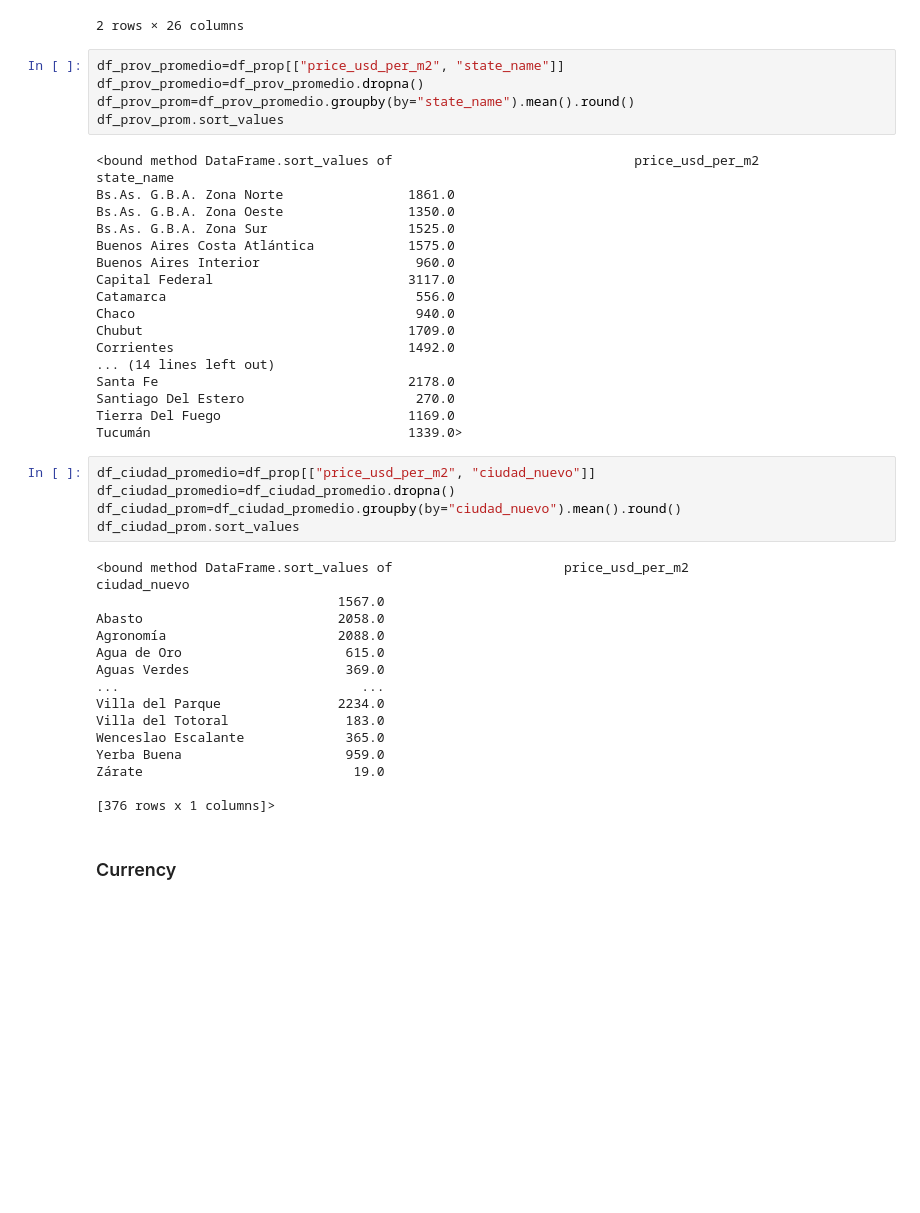
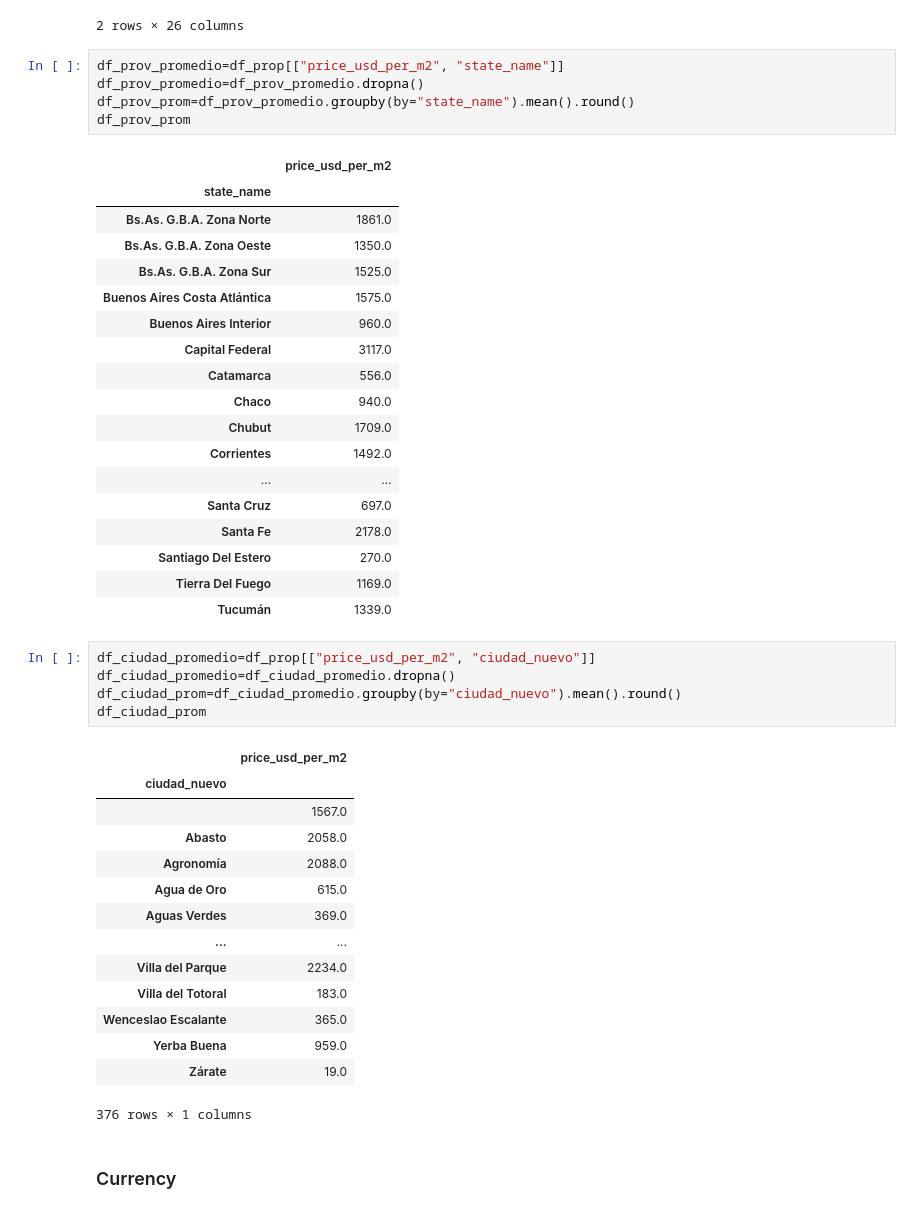
Before and after one commit to fbenitezpiloni/dh_tp_grupo_13, a Jupyter notebook: TP1/TP1_DH.ipynb, the cells around one changed output. Drawn from its saved outputs; the diff is of its cells as text; blank space fills up the shorter version.

```diff
--- a/TP1/TP1_DH.ipynb
+++ b/TP1/TP1_DH.ipynb
@@ -288,47 +288,47 @@ df_prop.head(2)
 # %%
 df_prov_promedio=df_prop[["price_usd_per_m2", "state_name"]]
 df_prov_promedio=df_prov_promedio.dropna()
 df_prov_prom=df_prov_promedio.groupby(by="state_name").mean().round()
-df_prov_prom.sort_values
+df_prov_prom
 # %% [output]
-<bound method DataFrame.sort_values of                               price_usd_per_m2
-state_name
-Bs.As. G.B.A. Zona Norte                1861.0
-Bs.As. G.B.A. Zona Oeste                1350.0
-Bs.As. G.B.A. Zona Sur                  1525.0
-Buenos Aires Costa Atlántica            1575.0
-Buenos Aires Interior                    960.0
-Capital Federal                         3117.0
-Catamarca                                556.0
-Chaco                                    940.0
-Chubut                                  1709.0
-Corrientes                              1492.0
-... (14 lines left out)
-Santa Fe                                2178.0
-Santiago Del Estero                      270.0
-Tierra Del Fuego                        1169.0
-Tucumán                                 1339.0>
+|  | price_usd_per_m2 |
+| state_name |  |
+| Bs.As. G.B.A. Zona Norte | 1861.0 |
+| Bs.As. G.B.A. Zona Oeste | 1350.0 |
+| Bs.As. G.B.A. Zona Sur | 1525.0 |
+| Buenos Aires Costa Atlántica | 1575.0 |
+| Buenos Aires Interior | 960.0 |
+| Capital Federal | 3117.0 |
+| Catamarca | 556.0 |
+| Chaco | 940.0 |
+| Chubut | 1709.0 |
+| Corrientes | 1492.0 |
+| ... | ... |
+| Santa Cruz | 697.0 |
+| Santa Fe | 2178.0 |
+| Santiago Del Estero | 270.0 |
+| Tierra Del Fuego | 1169.0 |
+| Tucumán | 1339.0 |
 # %%
 df_ciudad_promedio=df_prop[["price_usd_per_m2", "ciudad_nuevo"]]
 df_ciudad_promedio=df_ciudad_promedio.dropna()
 df_ciudad_prom=df_ciudad_promedio.groupby(by="ciudad_nuevo").mean().round()
-df_ciudad_prom.sort_values
+df_ciudad_prom
 # %% [output]
+|  | price_usd_per_m2 |
+| ciudad_nuevo |  |
+|  | 1567.0 |
+| Abasto | 2058.0 |
+| Agronomía | 2088.0 |
+| Agua de Oro | 615.0 |
+| Aguas Verdes | 369.0 |
+| ... | ... |
+| Villa del Parque | 2234.0 |
+| Villa del Totoral | 183.0 |
+| Wenceslao Escalante | 365.0 |
+| Yerba Buena | 959.0 |
+| Zárate | 19.0 |
-<bound method DataFrame.sort_values of                      price_usd_per_m2
-ciudad_nuevo
-                               1567.0
-Abasto                         2058.0
-Agronomía                      2088.0
-Agua de Oro                     615.0
-Aguas Verdes                    369.0
-...                               ...
-Villa del Parque               2234.0
-Villa del Totoral               183.0
-Wenceslao Escalante             365.0
-Yerba Buena                     959.0
-Zárate                           19.0
-
-[376 rows x 1 columns]>
+376 rows × 1 columns
 # %% [markdown]
 ### Currency
 # %% [markdown]
```
